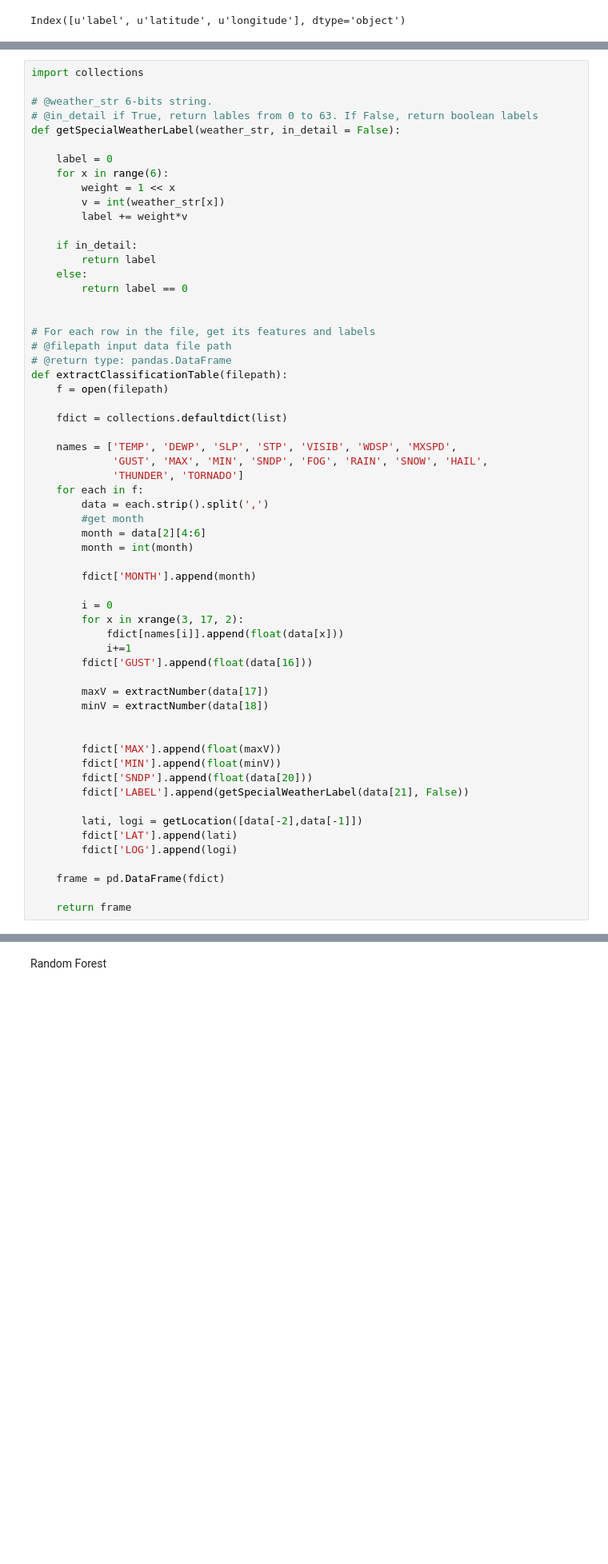
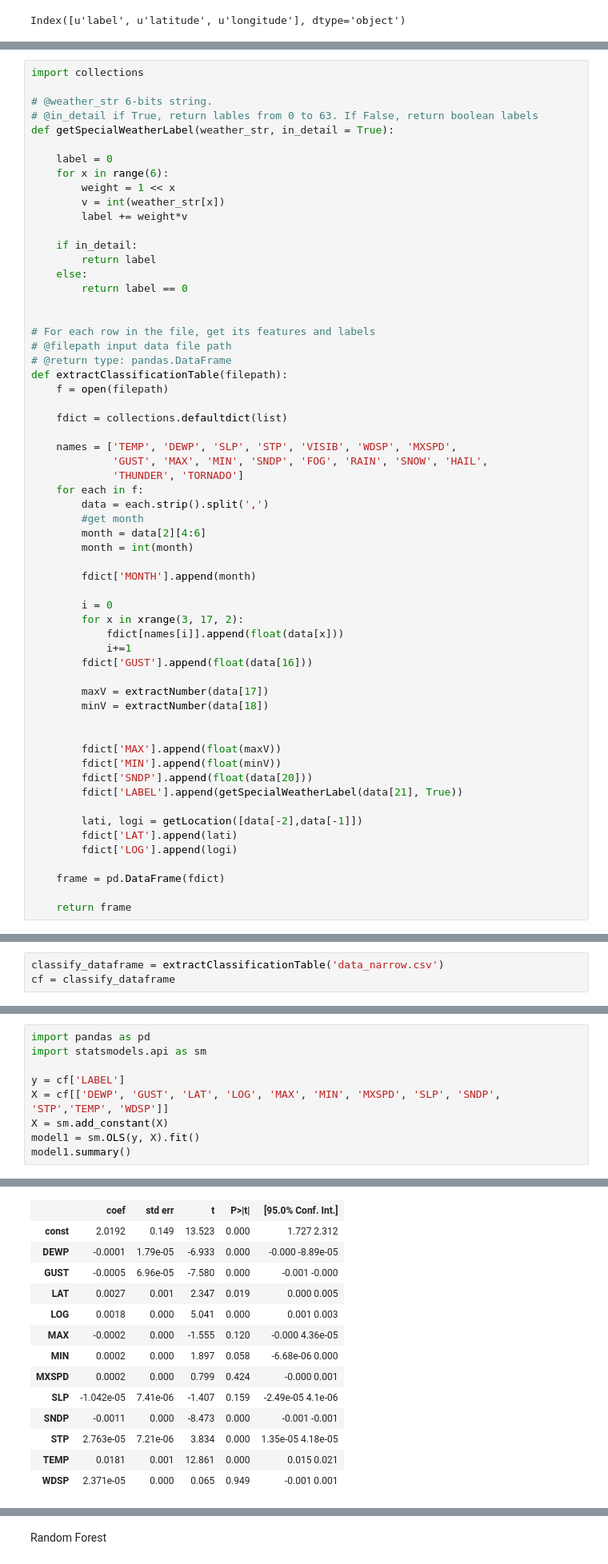
Before and after one commit to bu-panda/dm-project, a Jupyter notebook: code/dbscan.ipynb, the cells around one changed output, grey strips where cells are left out. Shown at 80% size. Saved outputs shown, nothing was run; the diff lists cells and outputs as text; blank space fills up the shorter version.

```diff
--- a/code/dbscan.ipynb
+++ b/code/dbscan.ipynb
@@ -446,7 +450,7 @@ import collections
 
 # @weather_str 6-bits string.
 # @in_detail if True, return lables from 0 to 63. If False, return boolean labels
-def getSpecialWeatherLabel(weather_str, in_detail = False):
+def getSpecialWeatherLabel(weather_str, in_detail = True):
 
     label = 0
     for x in range(6):
@@ -492,7 +496,7 @@ def extractClassificationTable(filepath):
         fdict['MAX'].append(float(maxV))
         fdict['MIN'].append(float(minV))
         fdict['SNDP'].append(float(data[20]))
-        fdict['LABEL'].append(getSpecialWeatherLabel(data[21], False))
+        fdict['LABEL'].append(getSpecialWeatherLabel(data[21], True))
 
         lati, logi = getLocation([data[-2],data[-1]])
         fdict['LAT'].append(lati)
@@ -503,0 +510,3 @@ def extractClassificationTable(filepath):
+# %%
+classify_dataframe = extractClassificationTable('data_narrow.csv')
+cf = classify_dataframe
@@ -503,0 +579,10 @@ def extractClassificationTable(filepath):
+# %%
+import pandas as pd
+import statsmodels.api as sm
+
+y = cf['LABEL']
+X = cf[['DEWP', 'GUST', 'LAT', 'LOG', 'MAX', 'MIN', 'MXSPD', 'SLP', 'SNDP', 'STP','TEMP', 'WDSP']]
+X = sm.add_constant(X)
+model1 = sm.OLS(y, X).fit()
+model1.summary()
+# %% [output]
@@ -503,0 +599,14 @@ def extractClassificationTable(filepath):
+|  | coef | std err | t | P>|t| | [95.0% Conf. Int.] |
+| const | 2.0192 | 0.149 | 13.523 | 0.000 | 1.727 2.312 |
+| DEWP | -0.0001 | 1.79e-05 | -6.933 | 0.000 | -0.000 -8.89e-05 |
+| GUST | -0.0005 | 6.96e-05 | -7.580 | 0.000 | -0.001 -0.000 |
+| LAT | 0.0027 | 0.001 | 2.347 | 0.019 | 0.000 0.005 |
+| LOG | 0.0018 | 0.000 | 5.041 | 0.000 | 0.001 0.003 |
+| MAX | -0.0002 | 0.000 | -1.555 | 0.120 | -0.000 4.36e-05 |
+| MIN | 0.0002 | 0.000 | 1.897 | 0.058 | -6.68e-06 0.000 |
+| MXSPD | 0.0002 | 0.000 | 0.799 | 0.424 | -0.000 0.001 |
+| SLP | -1.042e-05 | 7.41e-06 | -1.407 | 0.159 | -2.49e-05 4.1e-06 |
+| SNDP | -0.0011 | 0.000 | -8.473 | 0.000 | -0.001 -0.001 |
+| STP | 2.763e-05 | 7.21e-06 | 3.834 | 0.000 | 1.35e-05 4.18e-05 |
+| TEMP | 0.0181 | 0.001 | 12.861 | 0.000 | 0.015 0.021 |
+| WDSP | 2.371e-05 | 0.000 | 0.065 | 0.949 | -0.001 0.001 |
```
Also changed, not shown: parts of 19 cells of this notebook.
